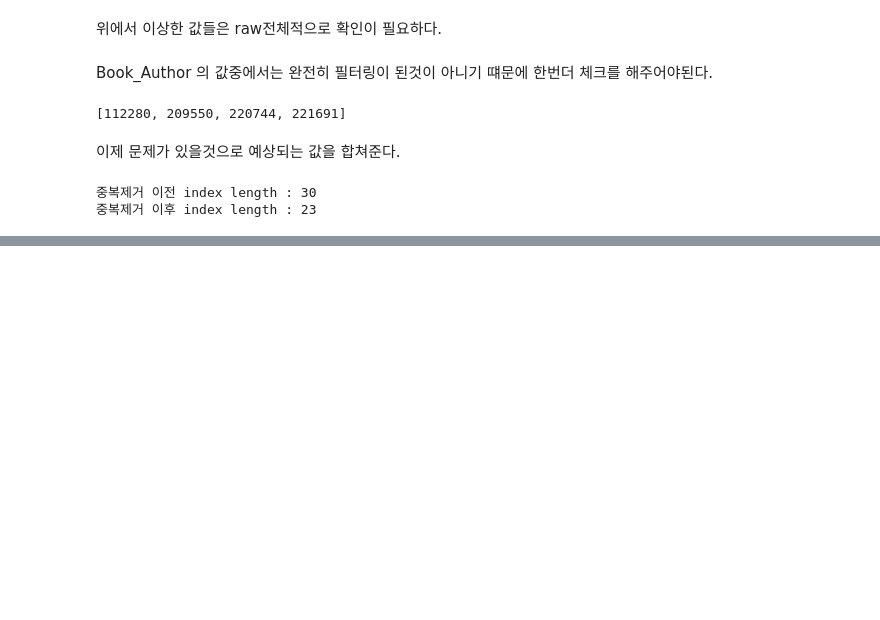
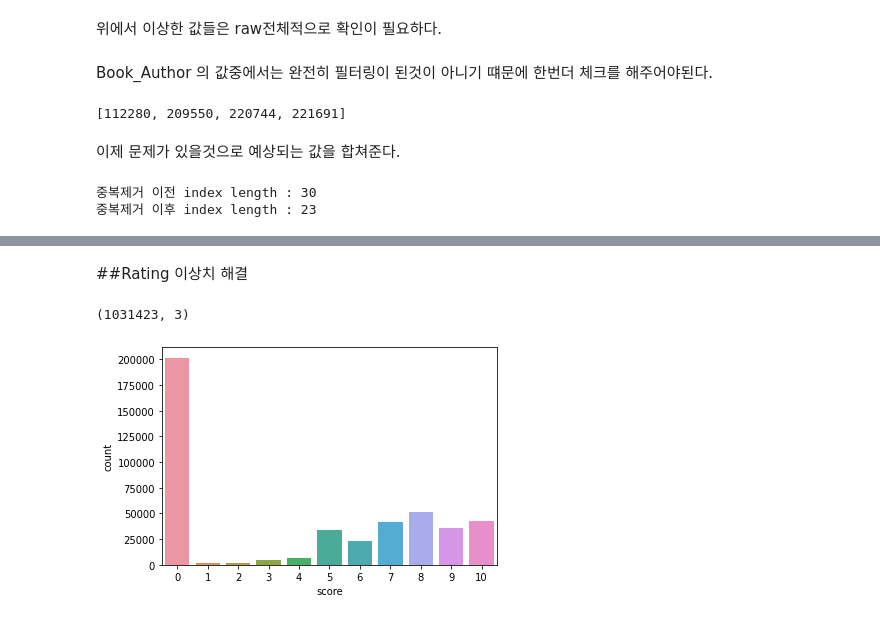
Before and after one commit to YB-nt/My_Project, a Jupyter notebook: book_bata_set.ipynb, the cells around one changed output, grey strips where cells are left out. Drawn from its saved outputs; the diff is of its cells as text; code cells hidden in the pictures; blank space fills up the shorter version.

Commit message:
2차_[Data Wrangling]

```diff
--- a/book_bata_set.ipynb
+++ b/book_bata_set.ipynb
@@ -310,3 +236,0 @@ need_reverse_eda_df.shape[0]
-# %%
-need_eda_df.drop(labels=112280,inplace=True)
-need_eda_df.shape[0]
@@ -337,5 +245,0 @@ book_title 값에서 "&amp" 값을 어떻게 처리 할것인지?에 대해서
-# %%
-for i in range(need_eda_df.shape[0]+1):
-    need_eda_df[i:i+1].Book_Title+need_eda_df[i:i+1].Book_Author
-    # need_eda_df[i:i+1].Book_Author.append(need_eda_df[i:i+1].Year_Of_Publication)
-    # need_eda_df[i:i+1].Year_Of_Publication.append(need_eda_df[i:i+1].Publisher)
@@ -369,0 +246,2 @@ need_eda_df.Book_Title.iloc[0]
+# %%
+book_info = book_info.drop(need_eda_df.index,axis=0)
@@ -369,0 +304,2 @@ need_eda_df.Book_Title.iloc[0]
+# %% [markdown]
+##Rating 이상치 해결
@@ -369,0 +327,20 @@ need_eda_df.Book_Title.iloc[0]
+# %%
+rating = rating[rating.ISBN.isin(book_info.ISBN)]
+# %%
+rating.shape
+# %% [output]
+(1031423, 3)
+# %%
+import seaborn as sns
+import matplotlib.pyplot as plt
+
+rating_score=[]
+rating_isbn=[]
+for i in range(0,11):
+    rating_score.append(len(rating.groupby('Book_Rating').get_group(i).ISBN.unique()))
+    rating_isbn.append(i)
+
+rating_df = pd.DataFrame({"count":rating_score,"score":rating_isbn})
+sns.barplot(x='score',y='count',data=rating_df);
+# %% [output]
+[figure, added]
```
Also changed, not shown: parts of 39 cells of this notebook.
